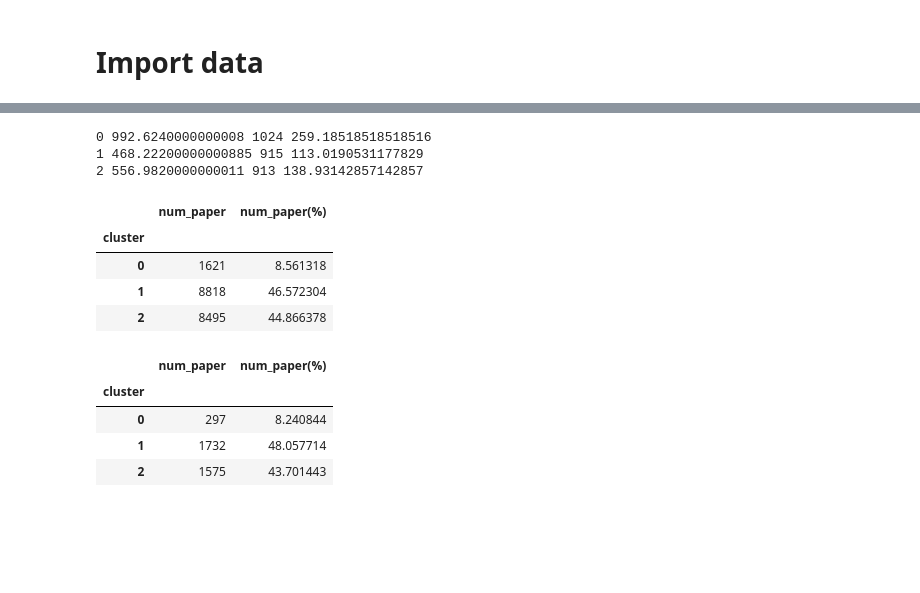
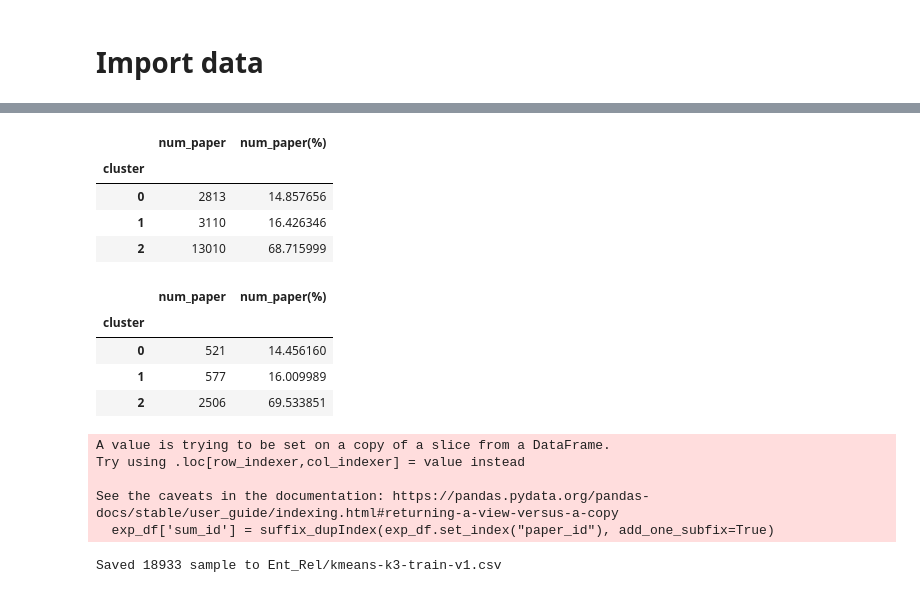
Before and after one commit to Thetang-145/My_Thesis_Playground, a Jupyter notebook: clustering/kmeans_clustering.ipynb, the cells around one changed output, grey strips where cells are left out. Saved outputs shown, nothing was run; the diff lists cells and outputs as text; code cells hidden in the pictures; blank space fills up the shorter version.

```diff
--- a/clustering/kmeans_clustering.ipynb
+++ b/clustering/kmeans_clustering.ipynb
@@ -37,6 +37,9 @@ def getEntPath(section, data_split):
 data_df = {}
 for data_split in ["train", "val"]:
     ent_path, rel_path = getEntPath("summary", data_split)
-    data_df[data_split] = pd.read_csv(ent_path, index_col=0)
+    ent_df = pd.read_csv(ent_path, index_col=0).drop_duplicates()
+    rel_df = pd.read_csv(rel_path, index_col=0).drop_duplicates()
+    data_df[data_split] = ent_df.merge(rel_df, on=['paper_id', 'summary']).drop_duplicates()
+    print(f"Merge: {len(data_df[data_split])}\tEnt: {len(ent_df)}\tRel: {len(rel_df)}")
 data_df["train"].head()
 # %% [output]
@@ -147,0 +178,2 @@ class KNN_model:
+# %%
+model = kmeans_model(data_df, k=3)
@@ -148,2 +187,2 @@ class KNN_model:
 # %%
-model = KNN_model(data_df["train"], k=3)
+clust_df = model.plot_entities("val", title="Number of entities/relations (Validation)", type='perc')
@@ -184,27 +199,32 @@ tokens = model.plot_tokenlen(data_df["val"], title='Summary length (Validation)'
 # %%
-for i in range(3):
-    token_cluster = df[df['cluster']==i]['token_len']
-    output_len = token_cluster.quantile(.999)
-    max_len = token_cluster.max()
-    mean_len = token_cluster.mean()
-    print(i, output_len, max_len, mean_len)
+# for i in range(3):
+#     token_cluster = tokens[tokens['cluster']==i]['token_len']
+#     output_len = token_cluster.quantile(.999)
+#     max_len = token_cluster.max()
+#     mean_len = token_cluster.mean()
+#     print(i, output_len, max_len, mean_len)
-# %% [output]
-0 992.6240000000008 1024 259.18518518518516
-1 468.22200000000885 915 113.0190531177829
-2 556.9820000000011 913 138.93142857142857
 # %%
-model.get_num_paper(data_df["train"])
+model.get_num_paper("train")
 # %% [output]
 |  | num_paper | num_paper(%) |
 | cluster |  |  |
-| 0 | 1621 | 8.561318 |
-| 1 | 8818 | 46.572304 |
-| 2 | 8495 | 44.866378 |
+| 0 | 2813 | 14.857656 |
+| 1 | 3110 | 16.426346 |
+| 2 | 13010 | 68.715999 |
 # %%
-model.get_num_paper(data_df["val"])
+model.get_num_paper("val")
 # %% [output]
 |  | num_paper | num_paper(%) |
 | cluster |  |  |
-| 0 | 297 | 8.240844 |
-| 1 | 1732 | 48.057714 |
-| 2 | 1575 | 43.701443 |
+| 0 | 521 | 14.456160 |
+| 1 | 577 | 16.009989 |
+| 2 | 2506 | 69.533851 |
+# %%
+model.export_cluster("train", exp_dir="Ent_Rel")
+# %% [output]
+A value is trying to be set on a copy of a slice from a DataFrame.
+Try using .loc[row_indexer,col_indexer] = value instead
+
+See the caveats in the documentation: https://pandas.pydata.org/pandas-docs/stable/user_guide/indexing.html#returning-a-view-versus-a-copy
+  exp_df['sum_id'] = suffix_dupIndex(exp_df.set_index("paper_id"), add_one_subfix=True)
+Saved 18933 sample to Ent_Rel/kmeans-k3-train-v1.csv
```
Also changed, not shown: parts of 23 cells of this notebook, 5 other files.
